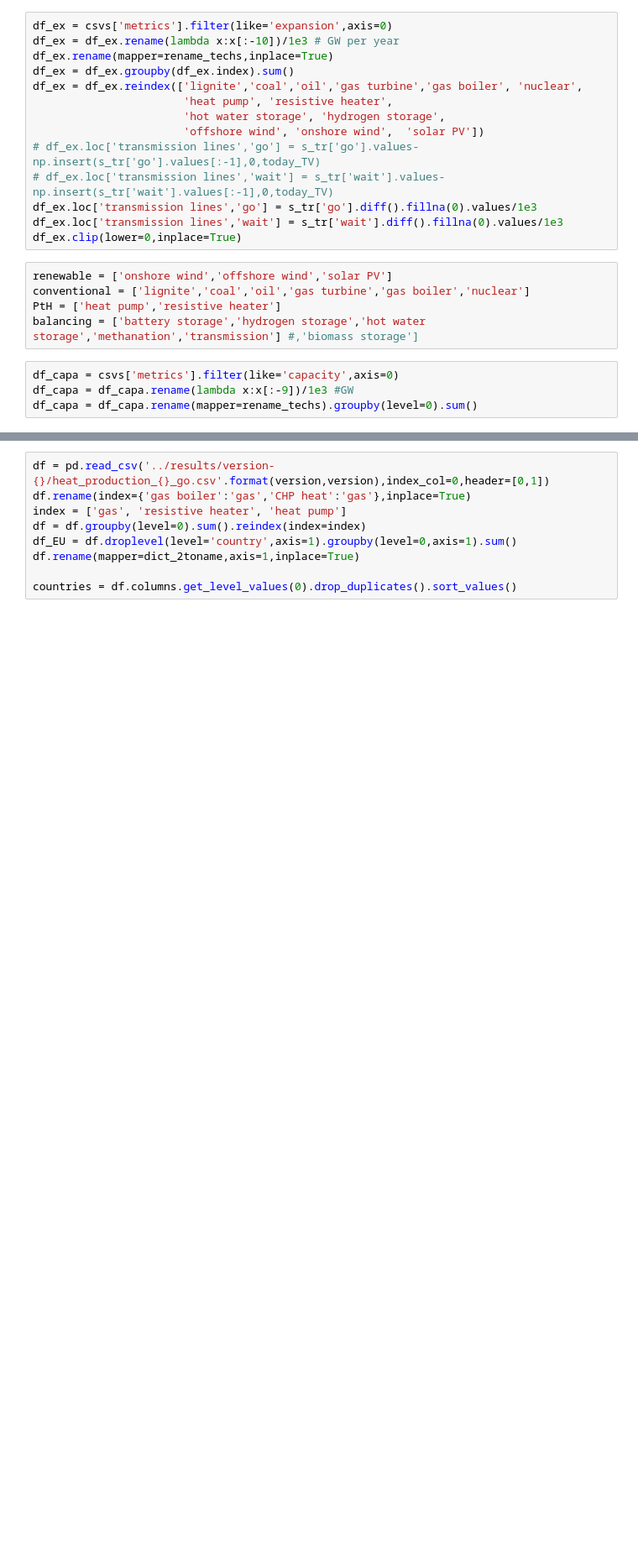
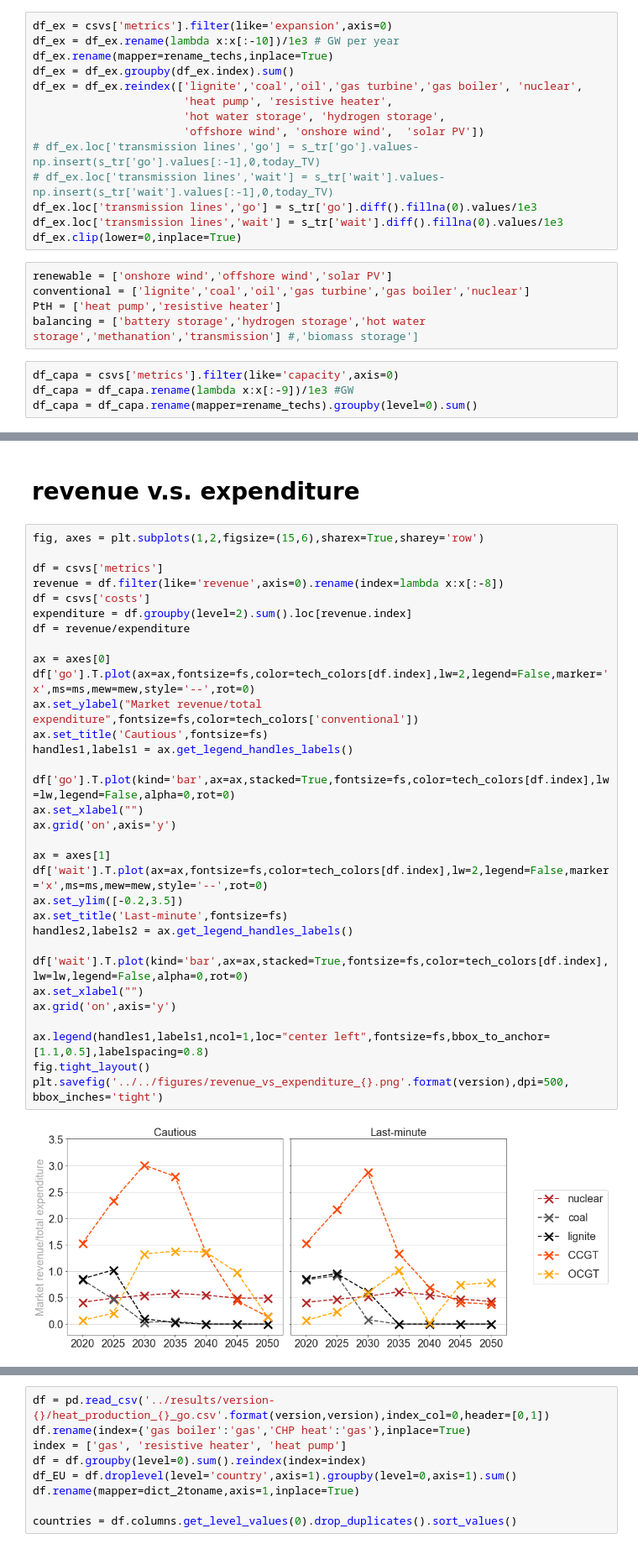
Before and after one commit to martavp/pypsa-eur-sec-30-path, a Jupyter notebook: paper_graphics/notebooks/summary_plot.ipynb, the cells around one changed output, grey strips where cells are left out. Shown: that part at 84% size. Cells and saved outputs as stored; diff of their text form; blank space fills up the shorter version.

```diff
--- a/paper_graphics/notebooks/summary_plot.ipynb
+++ b/paper_graphics/notebooks/summary_plot.ipynb
@@ -315,0 +273,36 @@ plt.savefig('../../figures/utilisation_factors_{}.png'.format(version),dpi=500,
+# %% [markdown]
+# revenue v.s. expenditure
+# %%
+fig, axes = plt.subplots(1,2,figsize=(15,6),sharex=True,sharey='row')
+
+df = csvs['metrics']
+revenue = df.filter(like='revenue',axis=0).rename(index=lambda x:x[:-8])
+df = csvs['costs']
+expenditure = df.groupby(level=2).sum().loc[revenue.index]
+df = revenue/expenditure
+
+ax = axes[0]
+df['go'].T.plot(ax=ax,fontsize=fs,color=tech_colors[df.index],lw=2,legend=False,marker='x',ms=ms,mew=mew,style='--',rot=0)
+ax.set_ylabel("Market revenue/total expenditure",fontsize=fs,color=tech_colors['conventional'])
+ax.set_title('Cautious',fontsize=fs)
+handles1,labels1 = ax.get_legend_handles_labels()
+
+df['go'].T.plot(kind='bar',ax=ax,stacked=True,fontsize=fs,color=tech_colors[df.index],lw=lw,legend=False,alpha=0,rot=0)
+ax.set_xlabel("")
+ax.grid('on',axis='y')
+
+ax = axes[1]
+df['wait'].T.plot(ax=ax,fontsize=fs,color=tech_colors[df.index],lw=2,legend=False,marker='x',ms=ms,mew=mew,style='--',rot=0)
+ax.set_ylim([-0.2,3.5])
+ax.set_title('Last-minute',fontsize=fs)
+handles2,labels2 = ax.get_legend_handles_labels()
+
+df['wait'].T.plot(kind='bar',ax=ax,stacked=True,fontsize=fs,color=tech_colors[df.index],lw=lw,legend=False,alpha=0,rot=0)
+ax.set_xlabel("")
+ax.grid('on',axis='y')
+
+ax.legend(handles1,labels1,ncol=1,loc="center left",fontsize=fs,bbox_to_anchor=[1.1,0.5],labelspacing=0.8)
+fig.tight_layout()
+plt.savefig('../../figures/revenue_vs_expenditure_{}.png'.format(version),dpi=500, bbox_inches='tight')
+# %% [output]
+[figure, added]
```
Also changed, not shown: parts of 20 cells of this notebook, 16 other files.
